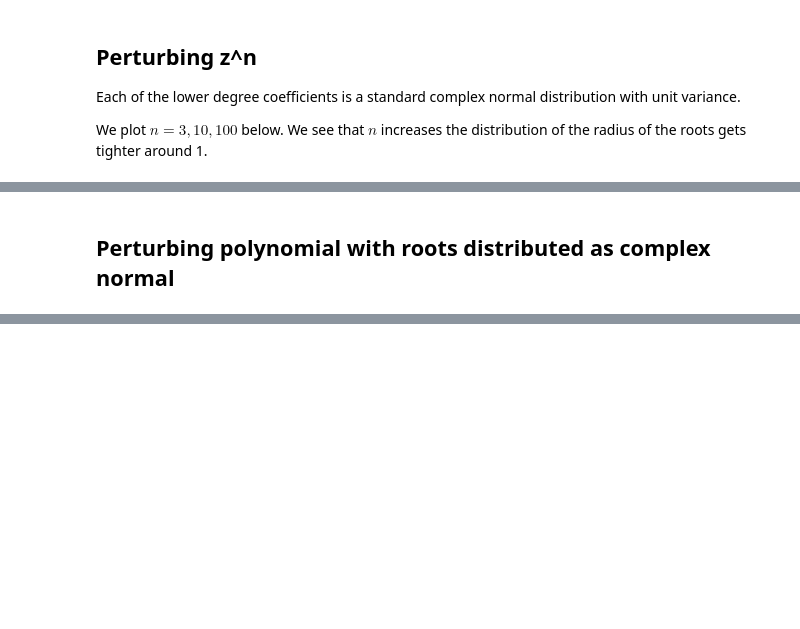
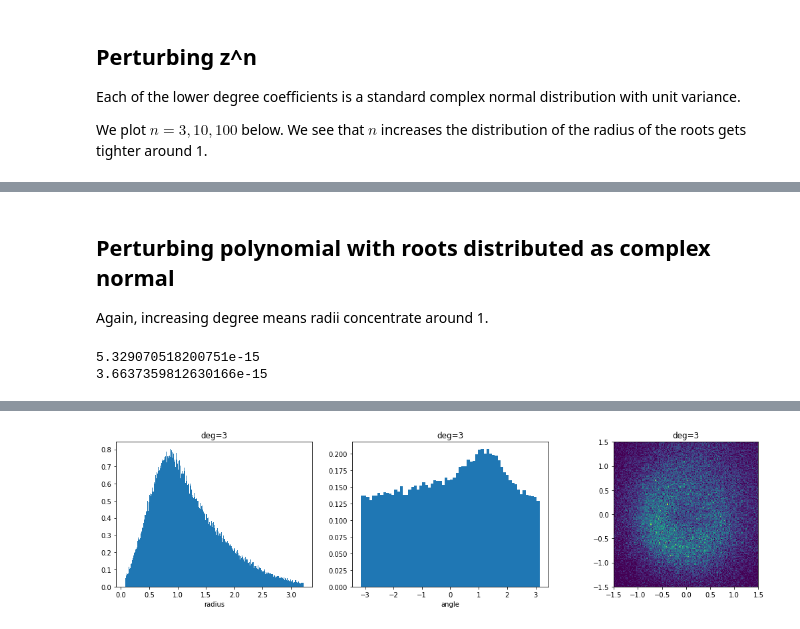
Before and after one commit to GilgameshxZero/18.821-fa19-c, a Jupyter notebook: project-2/twang6/root-dist.ipynb, the cells around one changed output, grey strips where cells are left out. Cells and saved outputs as stored; diff of their text form; code cells hidden in the pictures; blank space fills up the shorter version.

Commit message:
Add more polished root-dist notebook

```diff
--- a/project-2/twang6/root-dist.ipynb
+++ b/project-2/twang6/root-dist.ipynb
@@ -99,2 +86,31 @@ Wall time: 5.25 s
 # %% [markdown]
 ## Perturbing polynomial with roots distributed as complex normal
+Again, increasing degree means radii concentrate around 1.
+# %%
+def poly_from_roots(roots):
+    ret = np.array([1], dtype=np.complex128)
+    for root in roots:
+        ret = np.polymul(ret, np.array([1, -root], dtype=np.complex128))
+
+    return ret
+
+np.random.seed(42)
+roots = np.random.normal(size=(10, 2), scale=1).view(np.complex128)[:, 0]
+poly = poly_from_roots(roots)
+computed_roots = np.roots(poly)
+print(np.abs(np.sort(roots.real) - np.sort(computed_roots.real)).max())
+print(np.abs(np.sort(roots.imag) - np.sort(computed_roots.imag)).max())
+# %% [output]
+5.329070518200751e-15
+3.6637359812630166e-15
+# %%
+%%time
+np.random.seed(42)
+perturb_and_plot_roots(
+    base_poly=poly_from_roots(
+        np.random.normal(size=(3, 2), scale=0.5).view(np.complex128)[:, 0]
+    ),
+    num_samples=40000,
+    hist2dbins=512,
+)
+# %% [output]
@@ -100,0 +119 @@ Wall time: 5.25 s
+[figure, added]
```
Also changed, not shown: parts of 7 cells of this notebook.
